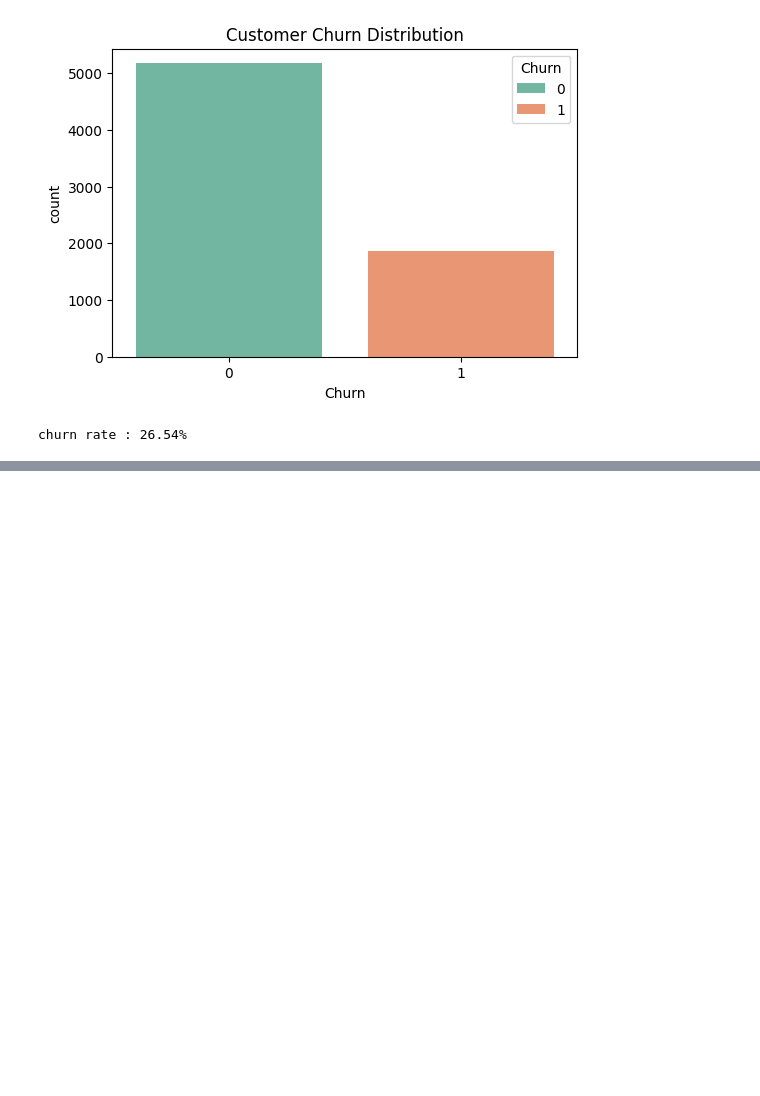
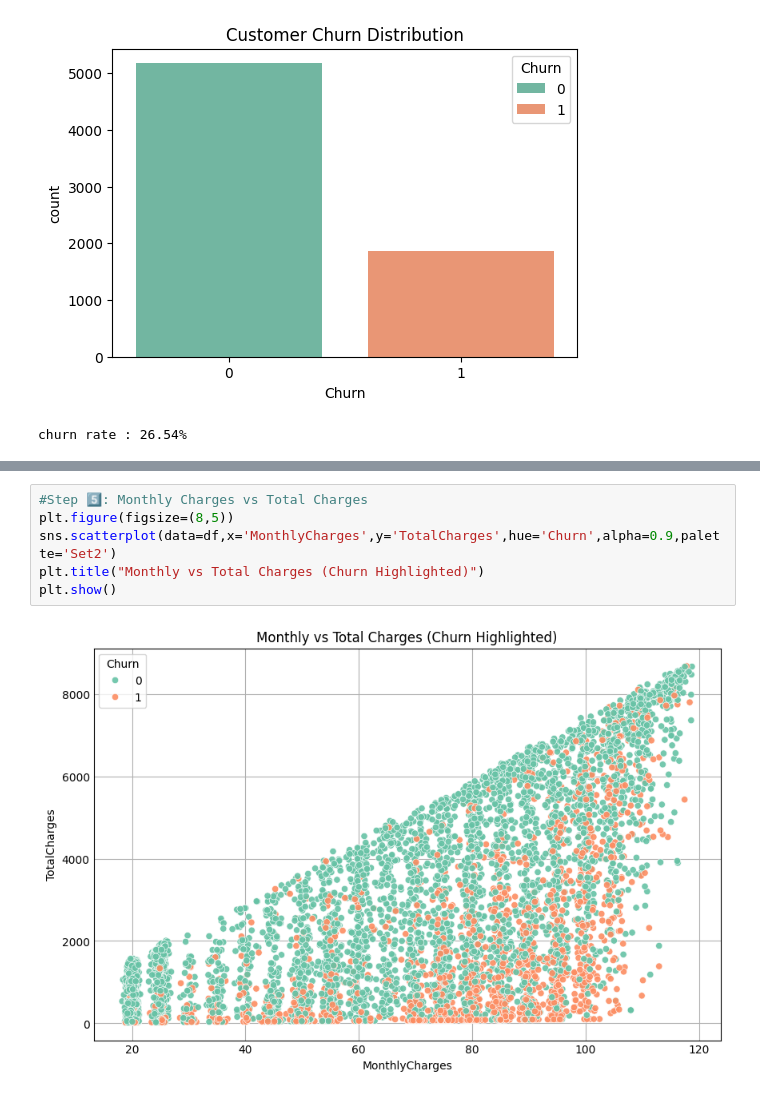
Before and after one commit to MajidSoltaninezhad/Customer_Analytics_Project, a Jupyter notebook: notebooks/02_eda.ipynb, the cells around one changed output, grey strips where cells are left out. Saved outputs shown, nothing was run; the diff lists cells and outputs as text; blank space fills up the shorter version.

```diff
--- a/notebooks/02_eda.ipynb
+++ b/notebooks/02_eda.ipynb
@@ -70,0 +79,8 @@ df.head(10)
+# %%
+#Step 5️⃣: Monthly Charges vs Total Charges
+plt.figure(figsize=(8,5))
+sns.scatterplot(data=df,x='MonthlyCharges',y='TotalCharges',hue='Churn',alpha=0.9,palette='Set2')
+plt.title("Monthly vs Total Charges (Churn Highlighted)")
+plt.show()
+# %% [output]
+[figure, added]
```
Also changed, not shown: parts of 5 cells of this notebook.
